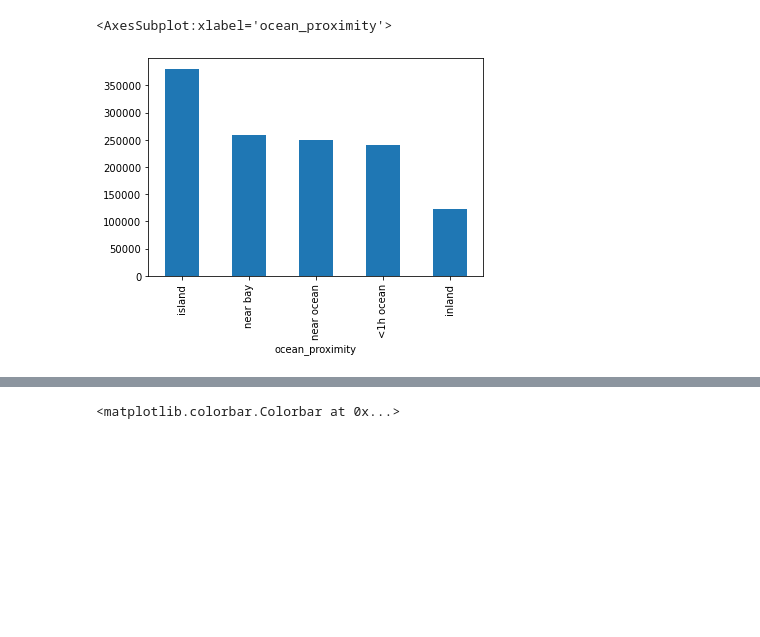
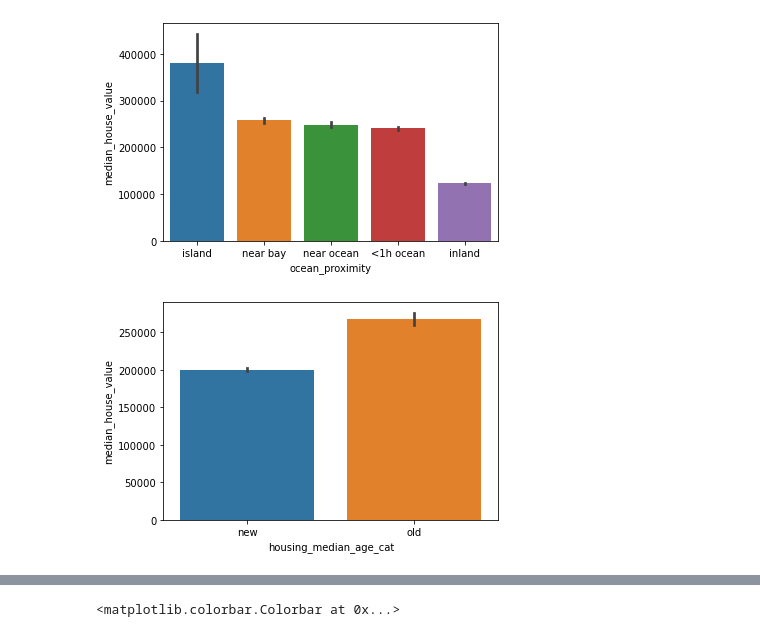
Before and after one commit to Alvin-Xiao/cal_housing_proj, a Jupyter notebook: exploratory_data_analysis.ipynb, the cells around one changed output, grey strips where cells are left out. Saved outputs shown, nothing was run; the diff lists cells and outputs as text; code cells hidden in the pictures; blank space fills up the shorter version.

```diff
--- a/exploratory_data_analysis.ipynb
+++ b/exploratory_data_analysis.ipynb
@@ -92,10 +78,14 @@ sns.pairplot(df)
-# %%
-# comparing ocean_proximity vs. median_house_value
-
-df.groupby('ocean_proximity')['median_house_value'].mean().sort_values(ascending=False).plot.bar()
-# %% [output]
-<AxesSubplot:xlabel='ocean_proximity'>
-[figure, removed]
+# %%
+# bivariate analyses on categorical features
+
+sns.barplot(x=df['ocean_proximity'], y=df['median_house_value'],
+            order=['island', 'near bay', 'near ocean', '<1h ocean', 'inland'])
+plt.show()
+sns.barplot(x=df['housing_median_age_cat'], y=df['median_house_value'])
+plt.show()
+# %% [output]
+[figure, added]
+[figure, added]
 # %%
 # correlation table of data
 
```
Also changed, not shown: parts of 9 cells of this notebook, 3 other files.
